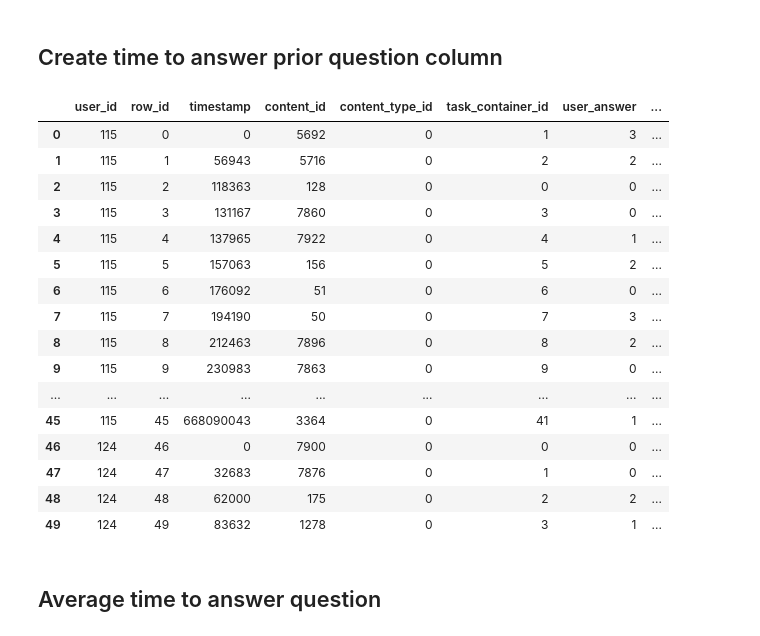
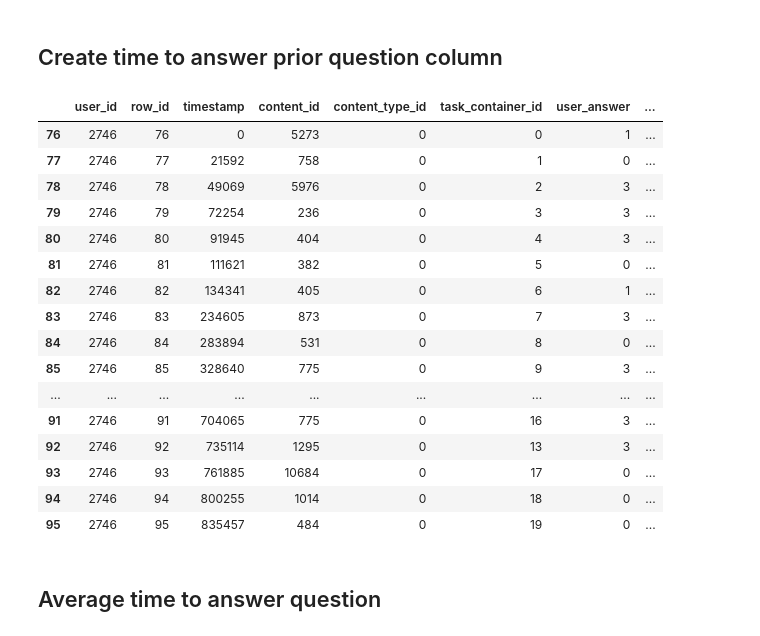
Before and after one commit to Riiid-Team/AI-Learning, a Jupyter notebook: MVP-Davila.ipynb, the cells around one changed output. Saved outputs shown, nothing was run; the diff lists cells and outputs as text; code cells hidden in the pictures.

```diff
--- a/MVP-Davila.ipynb
+++ b/MVP-Davila.ipynb
@@ -88,26 +88,26 @@ train['last_q_time'] = np.where((train.last_q_time < 0), 0, train.last_q_time)
 train['last_q_time'] = np.where((train.last_q_time ==  0) &
                                 (train.prior_question_elapsed_time.isnull() != True),
                                 train.last_q_time.shift(1), train.last_q_time)
-# %%
-train.head(50)
-# %% [output]
-|  | user_id | row_id | timestamp | content_id | content_type_id | task_container_id | user_answer | ... |
-| 0 | 115 | 0 | 0 | 5692 | 0 | 1 | 3 | ... |
-| 1 | 115 | 1 | 56943 | 5716 | 0 | 2 | 2 | ... |
-| 2 | 115 | 2 | 118363 | 128 | 0 | 0 | 0 | ... |
-| 3 | 115 | 3 | 131167 | 7860 | 0 | 3 | 0 | ... |
-| 4 | 115 | 4 | 137965 | 7922 | 0 | 4 | 1 | ... |
-| 5 | 115 | 5 | 157063 | 156 | 0 | 5 | 2 | ... |
-| 6 | 115 | 6 | 176092 | 51 | 0 | 6 | 0 | ... |
-| 7 | 115 | 7 | 194190 | 50 | 0 | 7 | 3 | ... |
-| 8 | 115 | 8 | 212463 | 7896 | 0 | 8 | 2 | ... |
-| 9 | 115 | 9 | 230983 | 7863 | 0 | 9 | 0 | ... |
-| ... | ... | ... | ... | ... | ... | ... | ... | ... |
-| 45 | 115 | 45 | 668090043 | 3364 | 0 | 41 | 1 | ... |
-| 46 | 124 | 46 | 0 | 7900 | 0 | 0 | 0 | ... |
-| 47 | 124 | 47 | 32683 | 7876 | 0 | 1 | 0 | ... |
-| 48 | 124 | 48 | 62000 | 175 | 0 | 2 | 2 | ... |
-| 49 | 124 | 49 | 83632 | 1278 | 0 | 3 | 1 | ... |
+# %%
+train[(train.user_id == 2746)]# | (train.user_id == 5382)]
+# %% [output]
+|  | user_id | row_id | timestamp | content_id | content_type_id | task_container_id | user_answer | ... |
+| 76 | 2746 | 76 | 0 | 5273 | 0 | 0 | 1 | ... |
+| 77 | 2746 | 77 | 21592 | 758 | 0 | 1 | 0 | ... |
+| 78 | 2746 | 78 | 49069 | 5976 | 0 | 2 | 3 | ... |
+| 79 | 2746 | 79 | 72254 | 236 | 0 | 3 | 3 | ... |
+| 80 | 2746 | 80 | 91945 | 404 | 0 | 4 | 3 | ... |
+| 81 | 2746 | 81 | 111621 | 382 | 0 | 5 | 0 | ... |
+| 82 | 2746 | 82 | 134341 | 405 | 0 | 6 | 1 | ... |
+| 83 | 2746 | 83 | 234605 | 873 | 0 | 7 | 3 | ... |
+| 84 | 2746 | 84 | 283894 | 531 | 0 | 8 | 0 | ... |
+| 85 | 2746 | 85 | 328640 | 775 | 0 | 9 | 3 | ... |
+| ... | ... | ... | ... | ... | ... | ... | ... | ... |
+| 91 | 2746 | 91 | 704065 | 775 | 0 | 16 | 3 | ... |
+| 92 | 2746 | 92 | 735114 | 1295 | 0 | 13 | 3 | ... |
+| 93 | 2746 | 93 | 761885 | 10684 | 0 | 17 | 0 | ... |
+| 94 | 2746 | 94 | 800255 | 1014 | 0 | 18 | 0 | ... |
+| 95 | 2746 | 95 | 835457 | 484 | 0 | 19 | 0 | ... |
 # %% [markdown]
 ## Average time to answer question
 # %%
```
Also changed, not shown: parts of 1 cell of this notebook.
